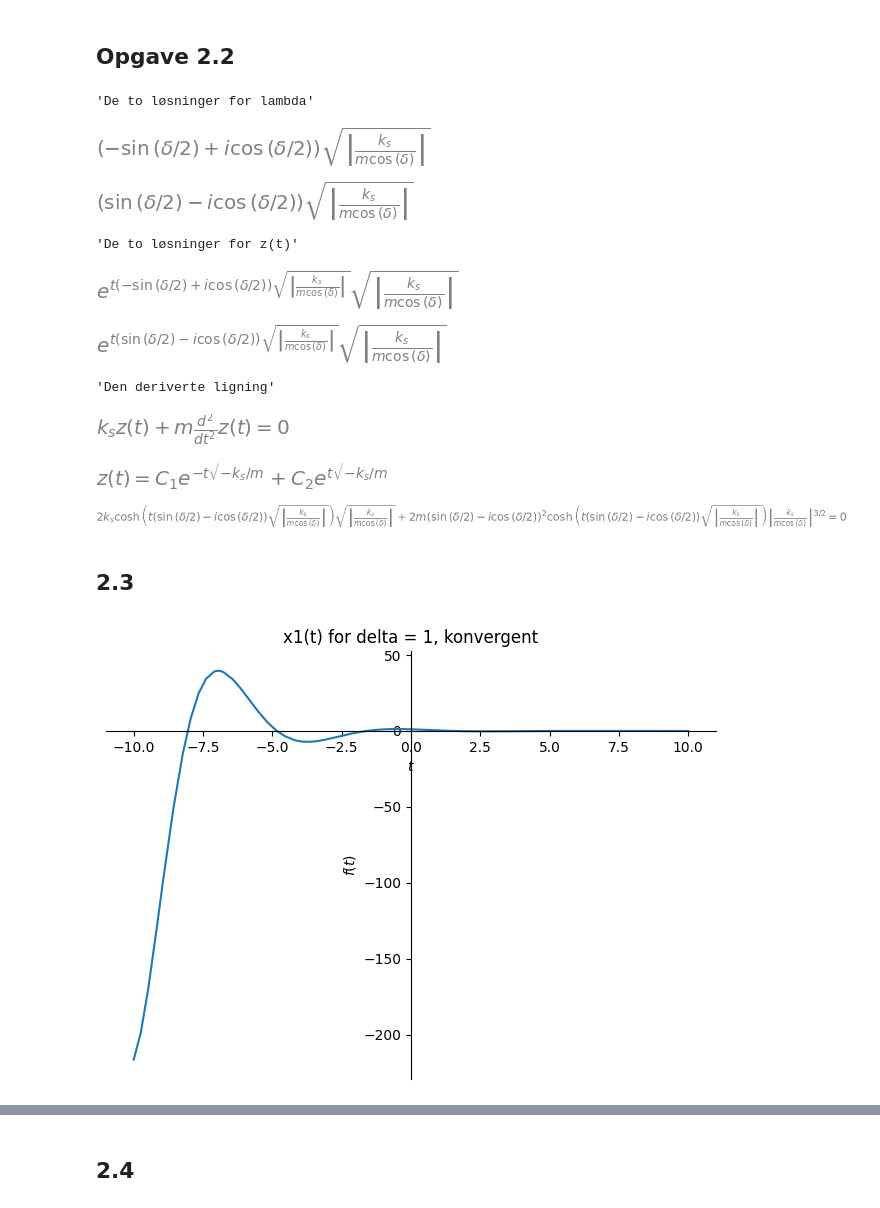
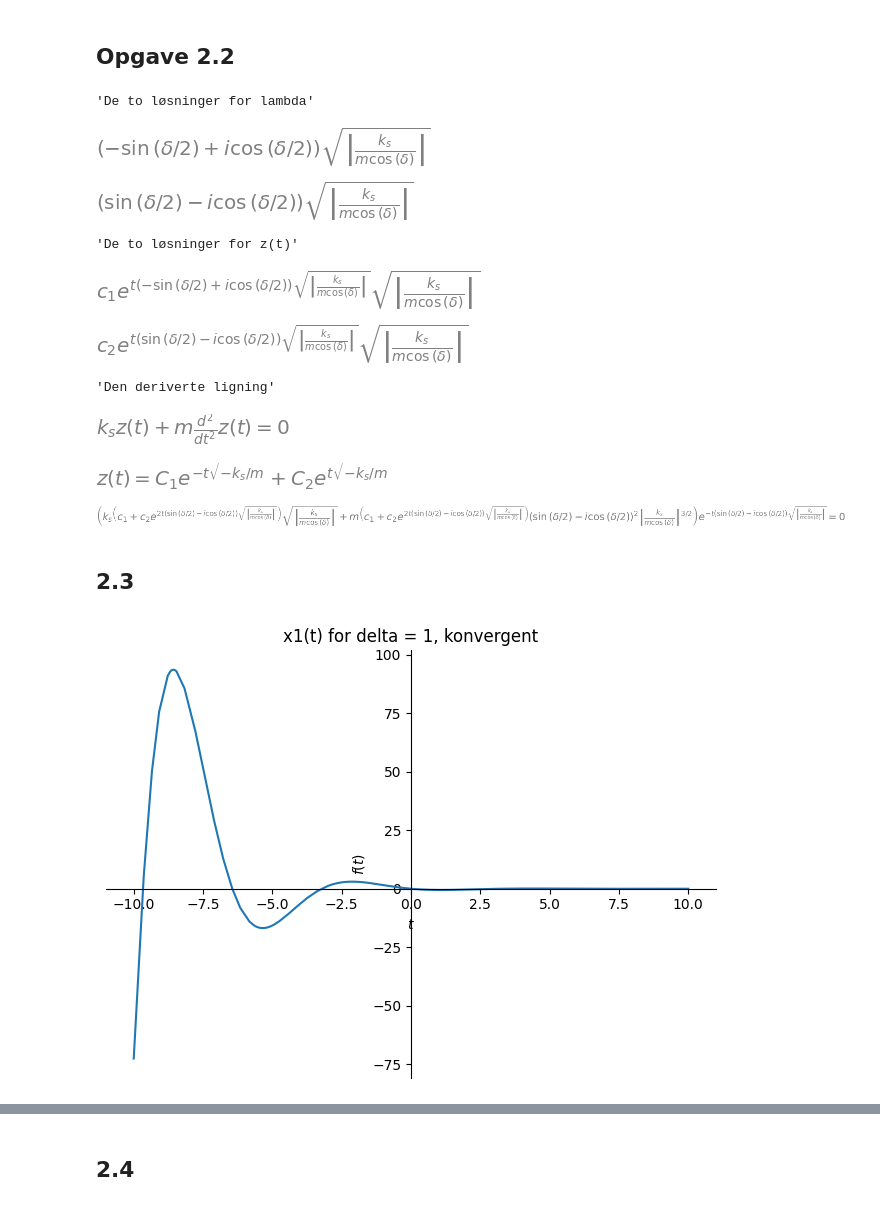
Before and after one commit to Apros7/Mat1Project, a Jupyter notebook: aksel-leje 2.1 og 2.2.ipynb, the cells around one changed output, grey strips where cells are left out. Cells and saved outputs as stored; diff of their text form; code cells hidden in the pictures.

```diff
--- a/aksel-leje 2.1 og 2.2.ipynb
+++ b/aksel-leje 2.1 og 2.2.ipynb
@@ -8,9 +8,10 @@ from dtumathtools import *
 # %% [markdown]
 ## 2.1
 # %%
-x,y,c,k,m,t = symbols('x y c k m t')
+x,y,c,k,m = symbols('x y c k m')
+t = symbols('t', real = True)
 l = symbols('lambda')
-k_s, delta = symbols('k_s delta')
+k_s, delta = symbols('k_s delta', real = True)
 v = symbols('v')
 # %%
 lign = m*c*l**2*exp(l*t) - (k_s*(1+tan(delta)*I))*c*exp(l*t)
@@ -53,27 +54,29 @@ display("Den anden løsning, hvor b bruges",solve(lign2,v))
 # %% [markdown]
 ## Opgave 2.2
 # %%
+c1,c2 = symbols('c1 c2')
+
 l1 = sqrt(modulo_z)*(-sin(delta/2)+I*cos(delta/2))
 l2 = sqrt(modulo_z)*(sin(delta/2)-I*cos(delta/2))
 display("De to løsninger for lambda",l1,l2)
 
-z_1 = sqrt(modulo_z)*exp(l1*t)
-z_2 = sqrt(modulo_z)*exp(l2*t)
+z_1 = c1*sqrt(modulo_z)*exp(l1*t)
+z_2 = c2*sqrt(modulo_z)*exp(l2*t)
 display("De to løsninger for z(t)",z_1,z_2)
 
 z = Function('z')(t)
 
 dlign = Eq(m*diff(z,t,2)+k_s*z,0)
 display("Den deriverte ligning",dlign)
 
 dsolve(dlign,z)
 # %% [output]
 'De to løsninger for lambda'
 [figure]
 [figure]
 'De to løsninger for z(t)'
-[figure, old version]
+[figure, new version]
-[figure, old version]
+[figure, new version]
 'Den deriverte ligning'
 [figure]
 [figure]
@@ -82,7 +85,7 @@ z_løs = simplify(z_1 + z_2)
 
 simplify(dlign.subs(z,z_løs))
 # %% [output]
-[figure, old version]
+[figure, new version]
 # %% [markdown]
 ## 2.3
 # %%
@@ -103,7 +106,7 @@ p4 = plot(re(z_1.subs({k_s:2,m:3,delta:-1,c1:-I})), show = False) # divergent, e
 p1.title = ('x1(t) for delta = 1, konvergent')
 p1.show()
 # %% [output]
-[figure, old version]
+[figure, new version]
 # %%
 # for x2
 # der er asltid en af de to x(t) løsninbger som er konvergent og går mod 0, for x1(t) er det for delta større end 0 og for x2(t) er det for delta mindre end 0
```
Also changed, not shown: parts of 13 cells of this notebook.
